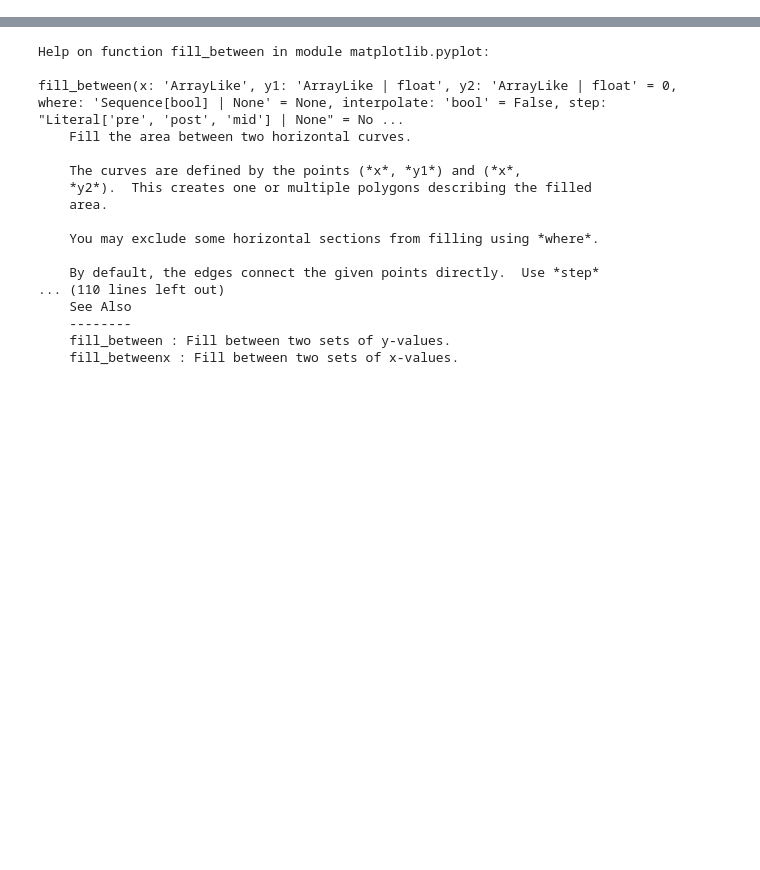
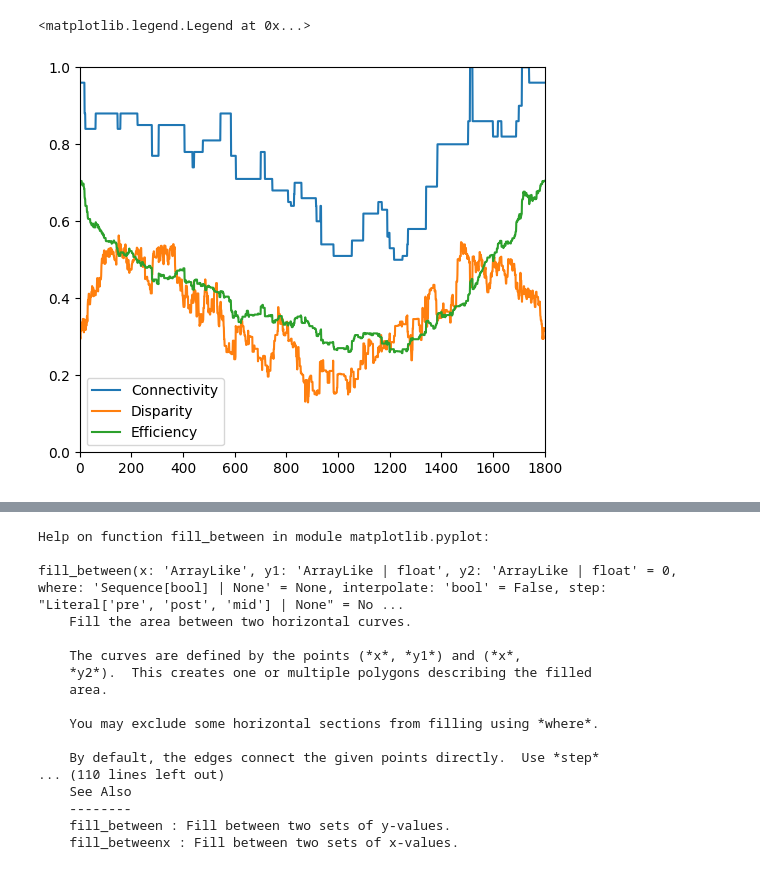
Before and after one commit to eakopyan/SwarmPy_Simulator, a Jupyter notebook: src/resilience_analysis.ipynb, the cells around one changed output, grey strips where cells are left out. Saved outputs shown, nothing was run; the diff lists cells and outputs as text; code cells hidden in the pictures; blank space fills up the shorter version.

Commit message:
Started performing temporal tests

```diff
--- a/src/resilience_analysis.ipynb
+++ b/src/resilience_analysis.ipynb
@@ -5,2 +8,6 @@ from mpl_toolkits import mplot3d
 
 %matplotlib inline
+# %%
+path = '..\output\data\sat50_temporal_MDRW_rep1.csv'
+df = pd.read_csv(path, sep=',', index_col='Timestamp')
+df
@@ -6,0 +29,11 @@ from mpl_toolkits import mplot3d
+# %%
+plt.figure(figsize=(6,5))
+plt.plot(df['Connectivity'], label='Connectivity')
+plt.plot(df['Disparity_avg'], label='Disparity')
+plt.plot(df['Efficiency'], label='Efficiency')
+plt.xlim(0,1800)
+plt.ylim(0,1)
+plt.legend()
+# %% [output]
+<matplotlib.legend.Legend at 0x...>
+[figure, added]
```
Also changed, not shown: parts of 8 cells of this notebook, 5 other files.
